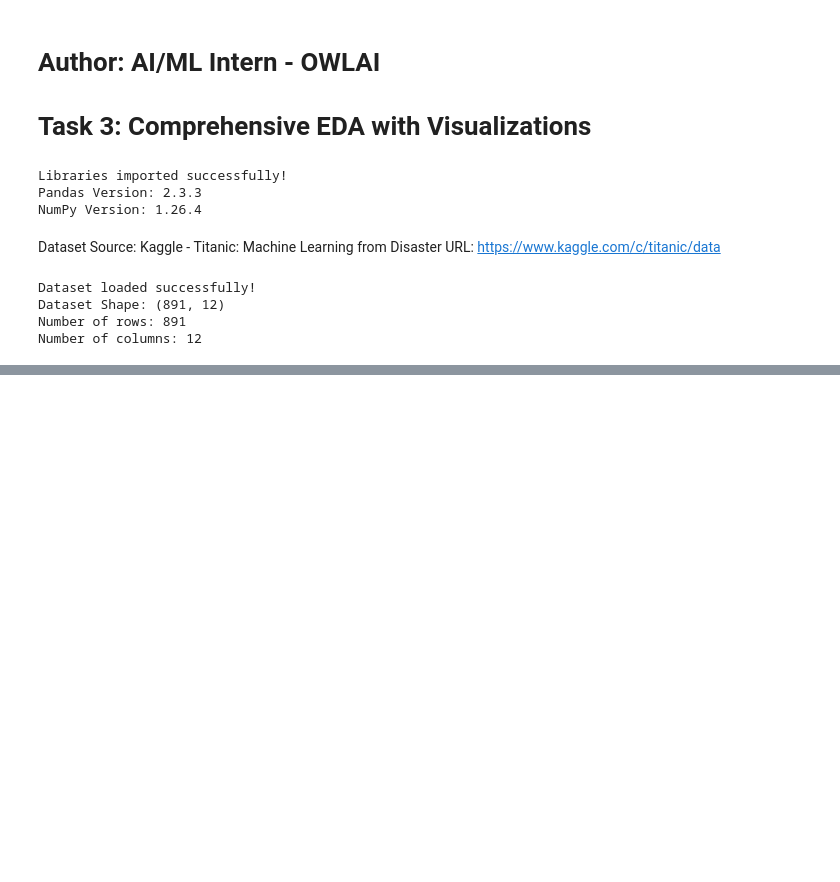
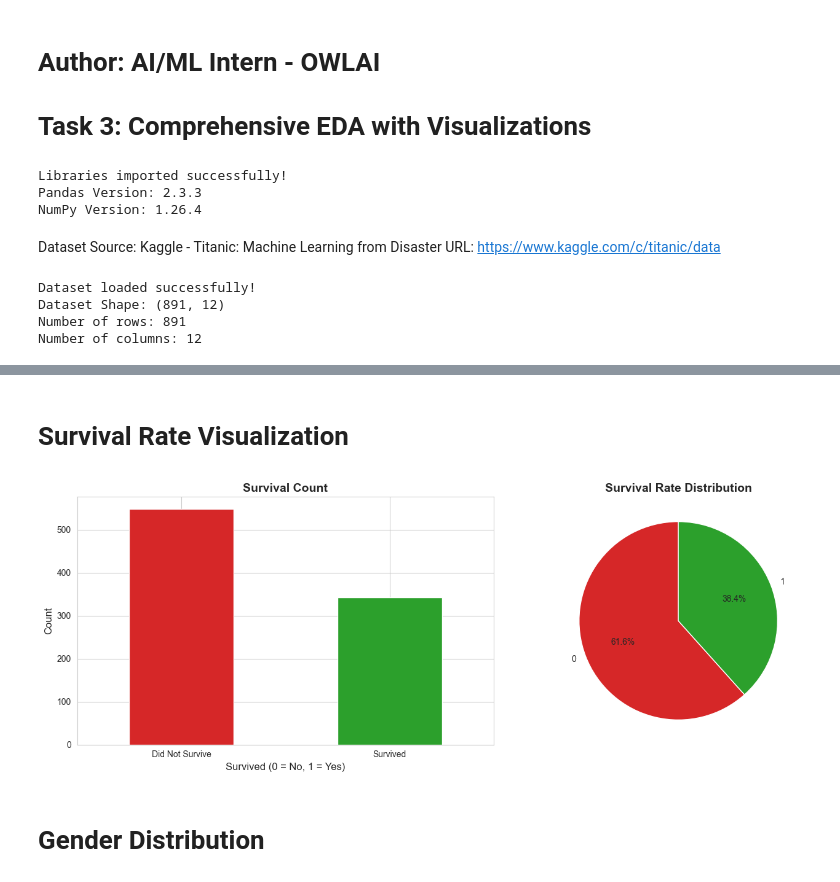
Before and after one commit to aryan-Patel-web/OWL_AI_Intern, a Jupyter notebook: Task-3 - EDA/task.ipynb, the cells around one changed output, grey strips where cells are left out. Saved outputs shown, nothing was run; the diff lists cells and outputs as text; code cells hidden in the pictures; blank space fills up the shorter version.

```diff
--- a/Task-3 - EDA/task.ipynb
+++ b/Task-3 - EDA/task.ipynb
@@ -45,0 +223,25 @@ Number of columns: 12
+# %% [markdown]
+# Survival Rate Visualization
+# %%
+fig, axes = plt.subplots(1, 2, figsize=(14, 5))
+
+# Count plot
+df['Survived'].value_counts().plot(kind='bar', ax=axes[0], color=['#d62728', '#2ca02c'])
+axes[0].set_title('Survival Count', fontsize=14, fontweight='bold')
+axes[0].set_xlabel('Survived (0 = No, 1 = Yes)', fontsize=12)
+axes[0].set_ylabel('Count', fontsize=12)
+axes[0].set_xticklabels(['Did Not Survive', 'Survived'], rotation=0)
+
+# Pie chart
+
+df['Survived'].value_counts().plot(kind='pie', ax=axes[1], autopct='%1.1f%%',
+                                    colors=['#d62728', '#2ca02c'], startangle=90)
+axes[1].set_title('Survival Rate Distribution', fontsize=14, fontweight='bold')
+axes[1].set_ylabel('')
+
+plt.tight_layout()
+plt.show()
+# %% [output]
+[figure, added]
+# %% [markdown]
+# Gender Distribution
```
Also changed, not shown: parts of 39 cells of this notebook, 3 other files.
